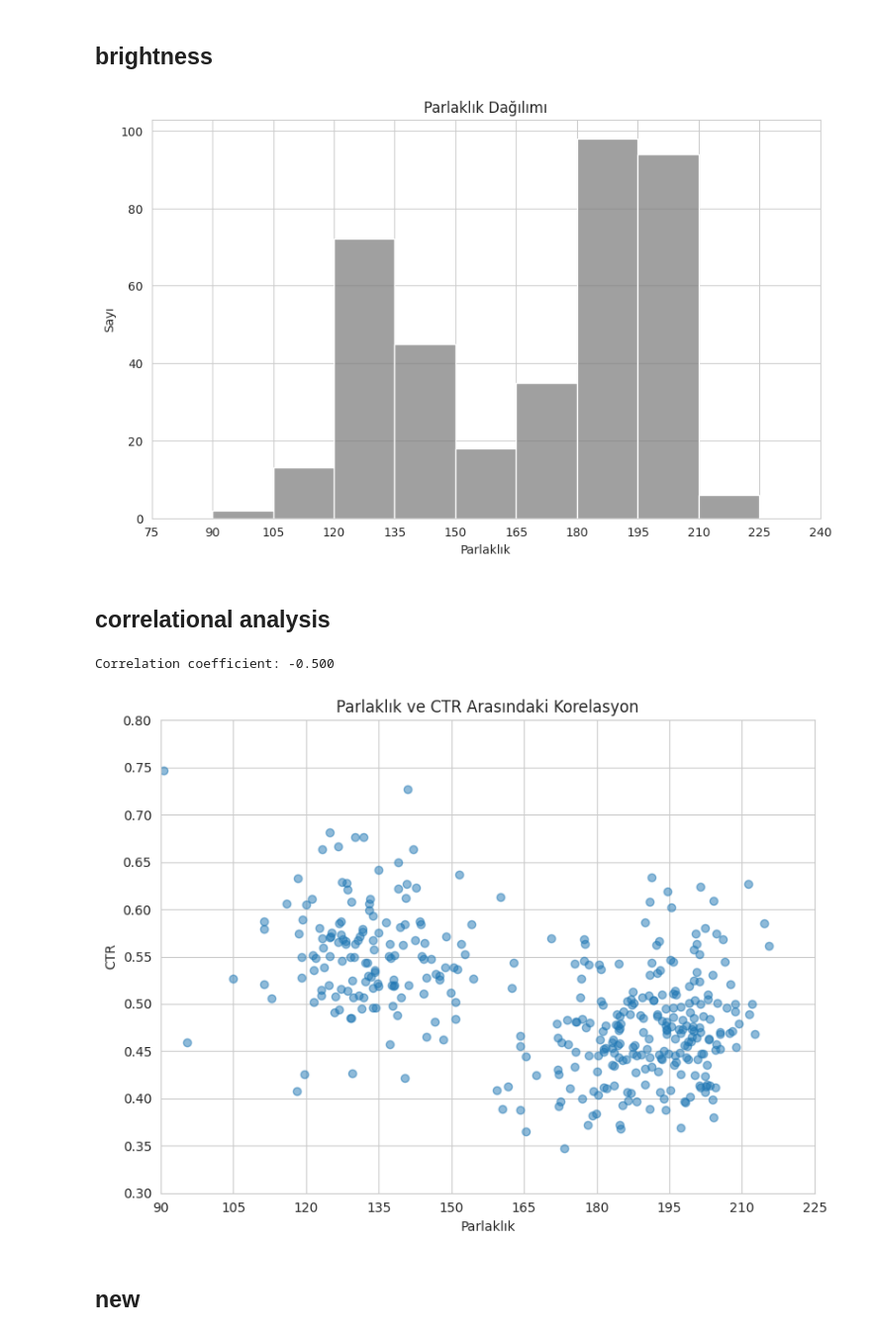
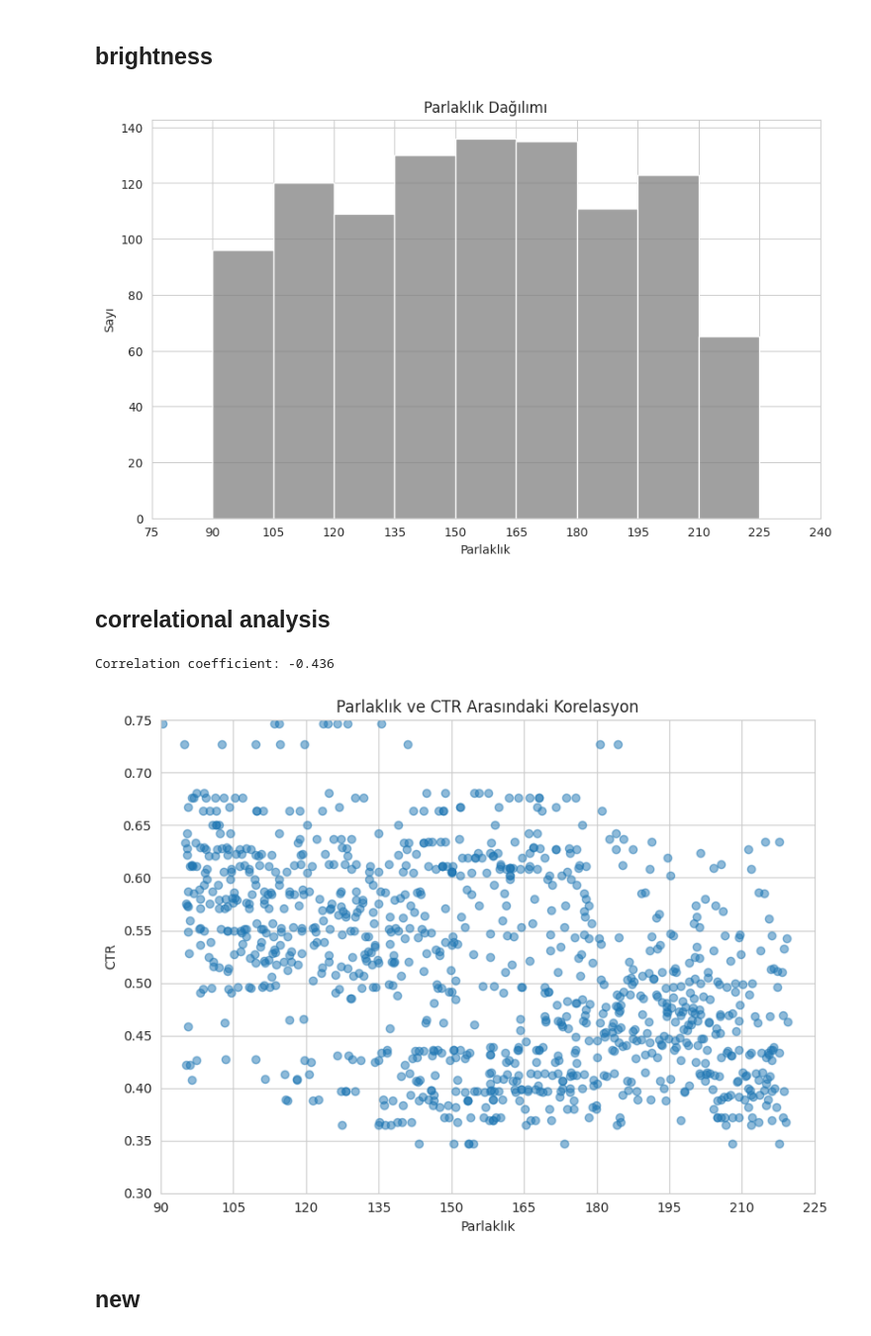
Before and after one commit to meyupy/teknofest25-syz, a Jupyter notebook: cto calculation/data_analysis.ipynb, the cells around one changed output. Shown: that part at 99% size. Cells and saved outputs as stored; diff of their text form; code cells hidden in the pictures.

```diff
--- a/cto calculation/data_analysis.ipynb
+++ b/cto calculation/data_analysis.ipynb
@@ -6,6 +6,6 @@ import pandas as pd
 import matplotlib.pyplot as plt
 import seaborn as sns
 # %%
-df = pd.read_csv("./data/all/extracted_data.csv")
+df = pd.read_csv("./data/all-heart/augmented_data.csv")
 df
 # %% [output]
@@ -96,7 +101,7 @@ def plot_brightness_histogram(df, range_step, xlim=(0, 255), ctr_only=False):
 # %%
 plot_brightness_histogram(df, 15, xlim=(75, 240), ctr_only=True)
 # %% [output]
-[figure, old version]
+[figure, new version]
 # %% [markdown]
 ## correlational analysis
 # %%
@@ -130,9 +135,9 @@ def plot_brightness_ctr_correlation(df, xlim=(0, 255), ylim=(0,1), x_gap=15, y_g
     plt.tight_layout()
     plt.show()
 # %%
-plot_brightness_ctr_correlation(df, xlim=(90, 225), ylim=(0.3,0.8), x_gap=15, y_gap=0.05)
+plot_brightness_ctr_correlation(df, xlim=(90, 225), ylim=(0.3,0.75), x_gap=15, y_gap=0.05)
 # %% [output]
-Correlation coefficient: -0.500
+Correlation coefficient: -0.436
-[figure, old version]
+[figure, new version]
 # %% [markdown]
 ## new
```
Also changed, not shown: parts of 5 cells of this notebook, 2 other files.
